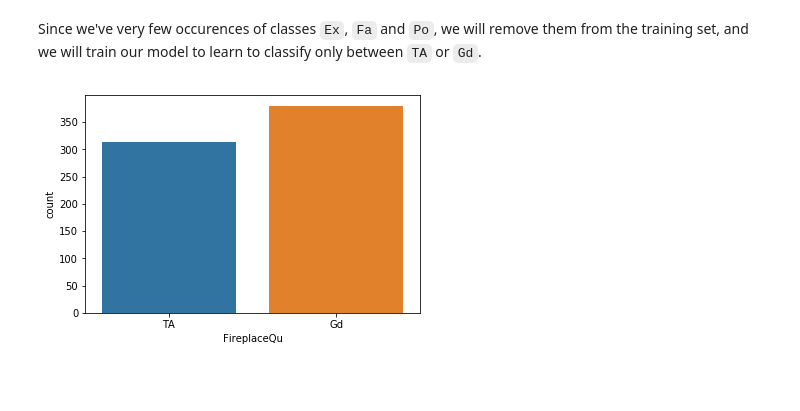
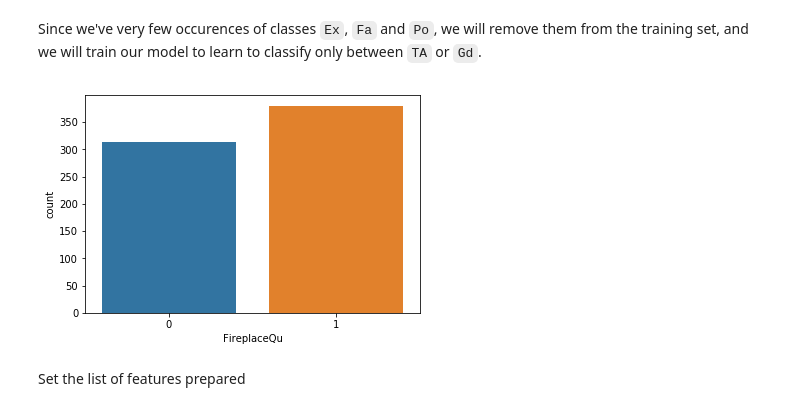
Before and after one commit to renero/uah, a Jupyter notebook: Logistic_regression.ipynb, the cells around one changed output. Cells and saved outputs as stored; diff of their text form; code cells hidden in the pictures; blank space fills up the shorter version.

```diff
--- a/Logistic_regression.ipynb
+++ b/Logistic_regression.ipynb
@@ -116,7 +123,12 @@ sns.countplot(x='FireplaceQu', data=data_encoded)
 # %% [markdown]
 Since we've very few occurences of classes `Ex`, `Fa` and `Po`, we will remove them from the training set, and we will train our model to learn to classify only between `TA` or `Gd`.
 # %%
-data_encoded = data_encoded[(data_encoded[target] != 'Ex') & (data_encoded[target] != 'Fa') & (data_encoded[target] != 'Po')]
+data_encoded = data_encoded[(data_encoded[target] != 'Ex') &
+                            (data_encoded[target] != 'Fa') &
+                            (data_encoded[target] != 'Po')]
+data_encoded[target] = data_encoded[target].map({'TA':0, 'Gd':1})
 sns.countplot(x='FireplaceQu', data=data_encoded);
 # %% [output]
-[figure, old version]
+[figure, new version]
+# %% [markdown]
+Set the list of features prepared
```
Also changed, not shown: parts of 14 cells of this notebook, 1 other file.
